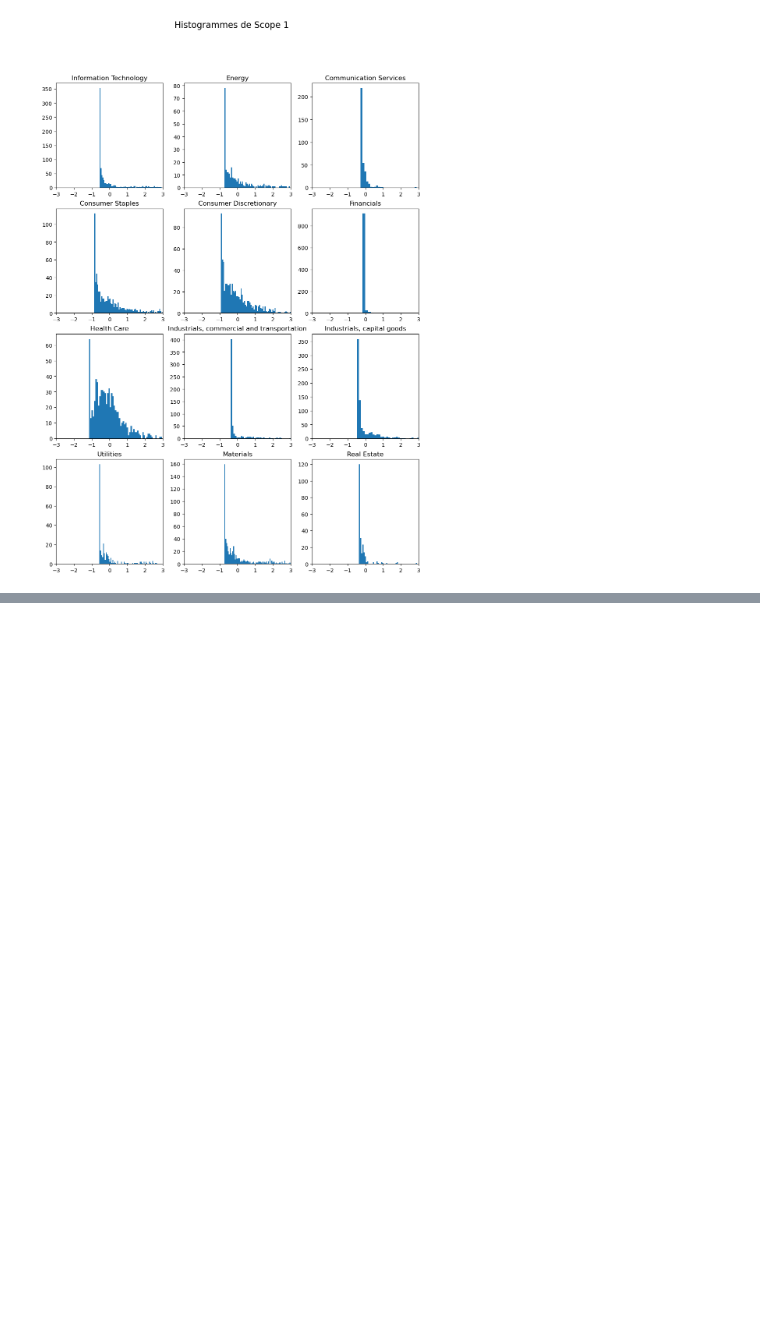
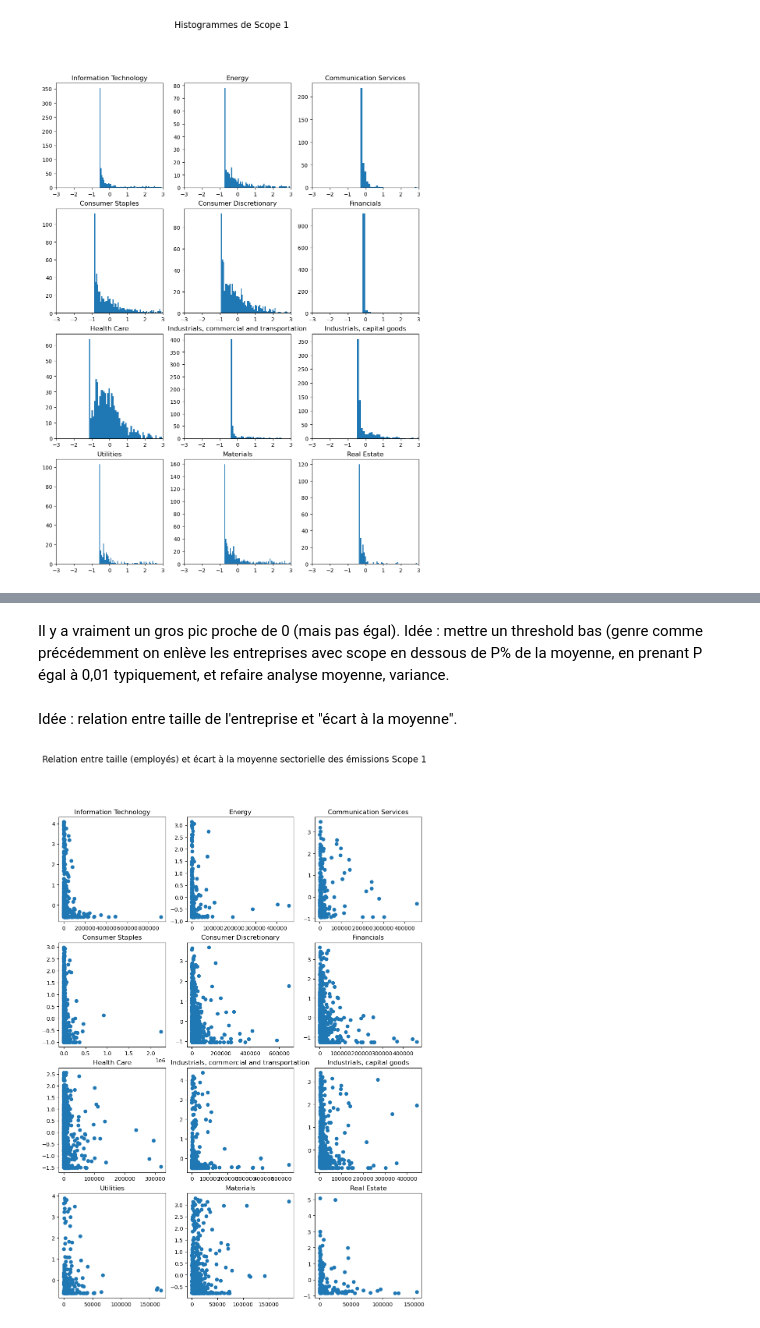
Before and after one commit to pierperri/StatApp, a Jupyter notebook: Analyse sectorielle.ipynb, the cells around one changed output, grey strips where cells are left out. Cells and saved outputs as stored; diff of their text form; code cells hidden in the pictures; blank space fills up the shorter version.

```diff
--- a/Analyse sectorielle.ipynb
+++ b/Analyse sectorielle.ipynb
@@ -68,0 +77,31 @@ plt.show()
+# %% [markdown]
+Il y a vraiment un gros pic proche de 0 (mais pas égal). Idée : mettre un threshold bas (genre comme précédemment on enlève les entreprises avec scope en dessous de P% de la moyenne, en prenant P égal à 0,01 typiquement, et refaire analyse moyenne, variance.
+# %% [markdown]
+Idée : relation entre taille de l'entreprise et "écart à la moyenne".
+# %%
+def visualisation2(scope, sec, per) :
+    df = data.loc[data["secteur"] == sec]
+    df = df.groupby('company_id').agg({scope : 'mean', 'employees': 'mean'}).reset_index()
+    quantile_90 = df[scope].quantile(1 - per)
+    df = df[df[scope] <= quantile_90]
+
+    mean = df[scope].mean()
+    var = df[scope].var()
+    df[scope] = (df[scope]-mean)/np.sqrt(var)
+    return df
+# %%
+plt.figure(figsize=(12, 16))
+
+i = 1
+for s in secteurs :
+    df = visualisation2("scope_1", s, 0.1)
+    plt.subplot(4,3,i)
+    plt.scatter(df["employees"], df["scope_1"])
+    plt.title(s)
+    #plt.xlim([-3, 3])
+    i += 1
+
+plt.suptitle("Relation entre taille (employés) et écart à la moyenne sectorielle des émissions Scope 1", fontsize=16)
+plt.show()
+# %% [output]
+[figure, added]
```
Also changed, not shown: parts of 5 cells of this notebook.
